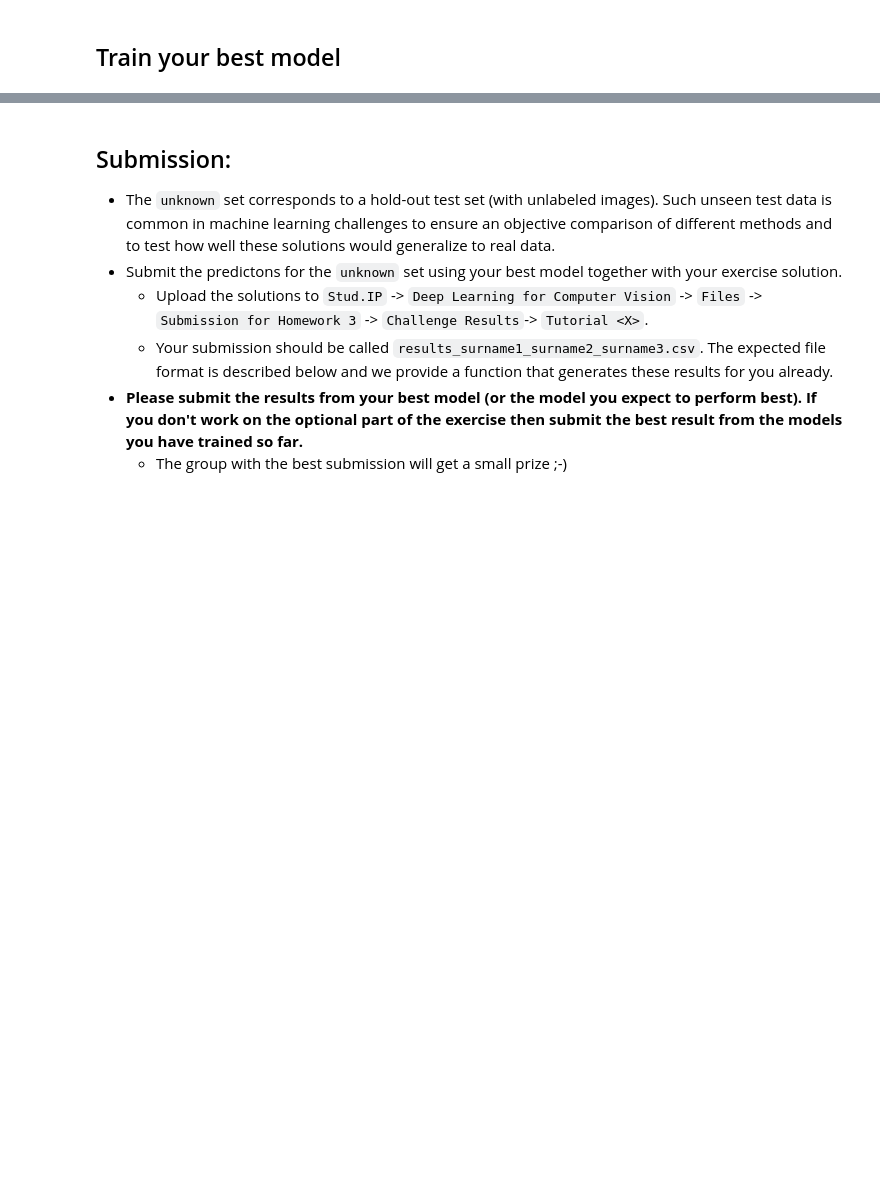
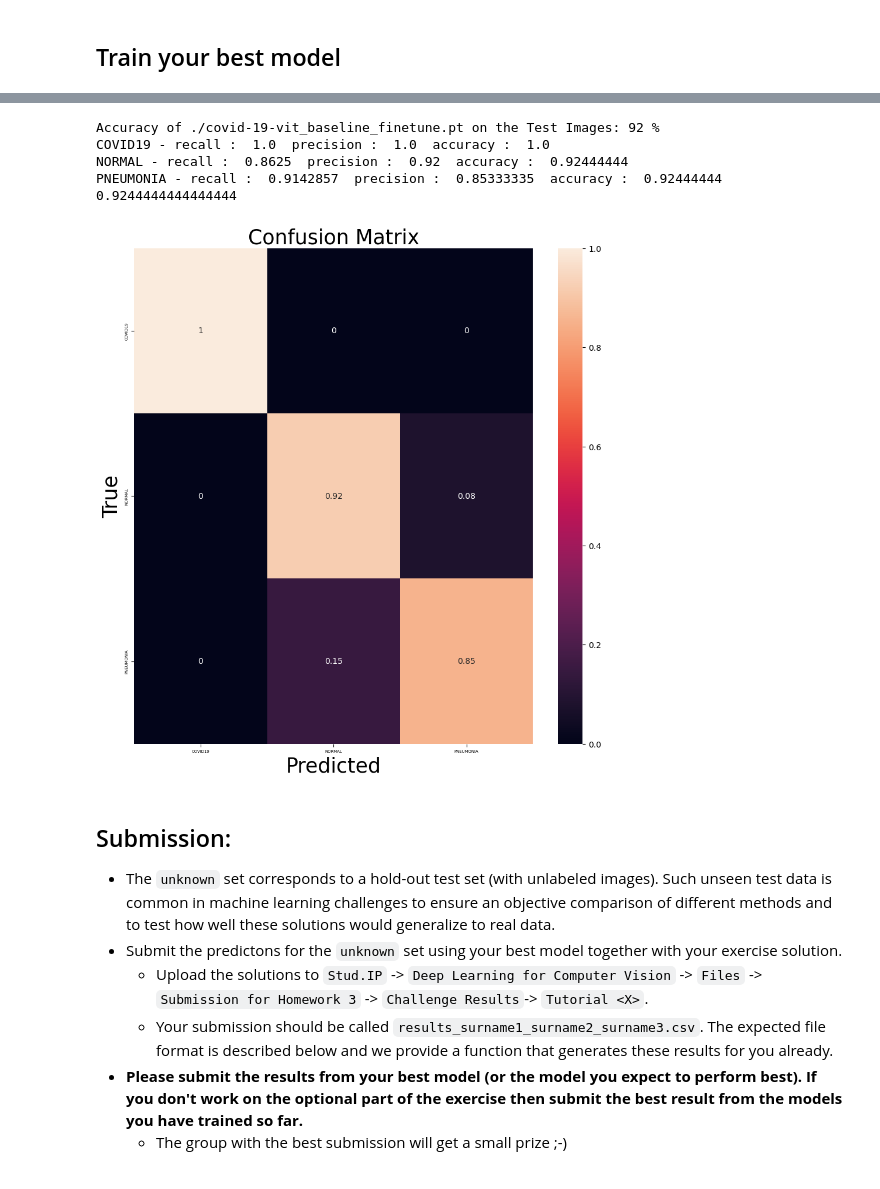
Before and after one commit to dimitrisavellas/Deep-Learning-GR, a Jupyter notebook: Exercise 3/Ex3_part1.ipynb, the cells around one changed output, grey strips where cells are left out. Saved outputs shown, nothing was run; the diff lists cells and outputs as text; code cells hidden in the pictures; blank space fills up the shorter version.

```diff
--- a/Exercise 3/Ex3_part1.ipynb
+++ b/Exercise 3/Ex3_part1.ipynb
@@ -1066,3 +1285,18 @@ You can divide some of these tasks up among your group and train the best model
+# %%
+model_vit.load_state_dict(torch.load(checkpoint_path))
+model_vit.to(device)
+correct, total = utils.test_evaluation(model_vit, test_loader, device)
+print(f'Accuracy of {checkpoint_path} on the Test Images: %d %%' % (100 * correct / total))
+cm = utils.get_confusion_matrix(classes, test_loader, model_vit, device)
+utils.check_precision_recall_accuracy(cm, classes)
+utils.visualize_confusion_matrix(cm, classes, correct, total)
+# %% [output]
+Accuracy of ./covid-19-vit_baseline_finetune.pt on the Test Images: 92 %
+COVID19 - recall :  1.0  precision :  1.0  accuracy :  1.0
+NORMAL - recall :  0.8625  precision :  0.92  accuracy :  0.92444444
+PNEUMONIA - recall :  0.9142857  precision :  0.85333335  accuracy :  0.92444444
+0.9244444444444444
+[figure, added]
 # %% [markdown]
 ## Submission:
 
```
Also changed, not shown: parts of 10 cells of this notebook, 1 other file.
